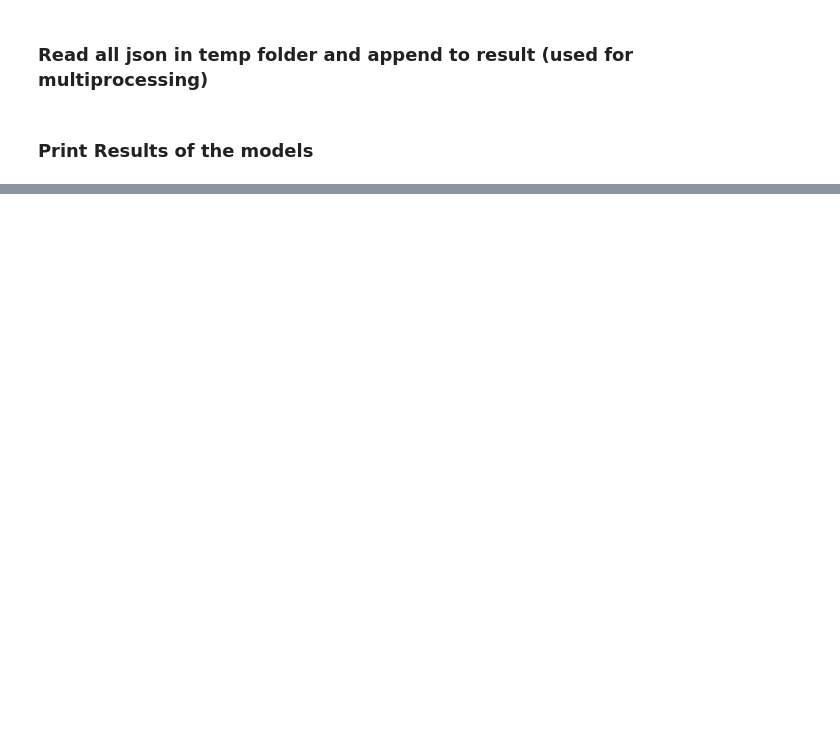
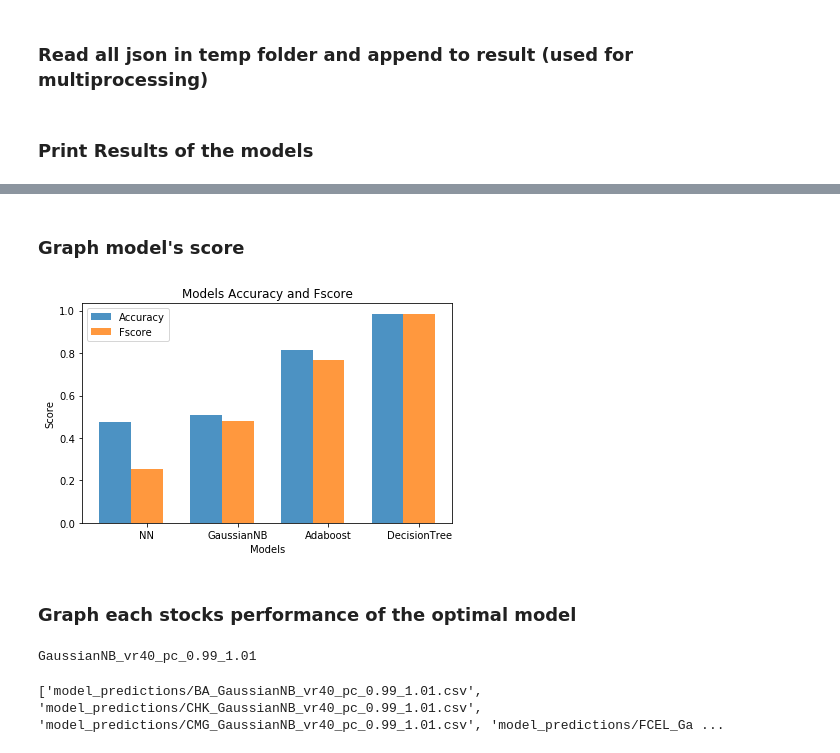
Before and after one commit to En3rG/MLND-Capstone, a Jupyter notebook: portfolio_optimizer.ipynb, the cells around one changed output, grey strips where cells are left out. Drawn from its saved outputs; the diff is of its cells as text; code cells hidden in the pictures; blank space fills up the shorter version.

Commit message:
Add more plots of the optimal model

```diff
--- a/portfolio_optimizer.ipynb
+++ b/portfolio_optimizer.ipynb
@@ -923,0 +1126,20 @@ result_df.to_csv('Results.csv')         ## can use parameters: mode='a', header=
+# %%
+
+model_list = [('benchmark',row_benchmark),('NN',row_NN),('GaussianNB',row_GaussianNB),\
+              ('Adaboost',row_Adaboost),('DecisionTree',row_DecisionTree)]
+
+best_model = None
+best_model_val = 0
+
+for name, model in model_list:
+    ## Get all data relevant to each model
+    for index_name in model.index:
+        if name not in index_name and index_name not in ["sell_below","buy_above","target_ratio"]:
+        #if name not in index_name:
+            del model[index_name]
+
+    print("\n{} Data: \n{}".format(name,model))
+
+    if model[name+"_FinalValue"] > best_model_val:
+        best_model_val = model[name+"_FinalValue"]
+        best_model = name + "_" + model["target_ratio"] + "_" + str(model["sell_below"]) + "_" + str(model["buy_above"])
@@ -923,0 +1164,57 @@ result_df.to_csv('Results.csv')         ## can use parameters: mode='a', header=
+# %% [markdown]
+### Graph model's score
+# %%
+accuracies = []
+fscores = []
+names = []
+
+for name, model in model_list:
+    if name != "benchmark":
+        accuracies.append(model[name+" Accuracy"])
+        fscores.append(model[name+" Fscore"])
+        names.append(name)
+
+
+n_groups = len(model_list) - 1 ## subtract benchmark
+
+
+## create plot
+fig, ax = plt.subplots()
+index = np.arange(n_groups)
+bar_width = 0.35
+opacity = 0.8
+
+# Bar features
+rects1 = plt.bar(index, accuracies, bar_width,alpha=opacity,label="Accuracy")
+rects2 = plt.bar(index+bar_width, fscores, bar_width,alpha=opacity,label="Fscore")
+
+## Labels
+plt.xlabel('Models')
+plt.ylabel('Score')
+plt.title('Models Accuracy and Fscore')
+plt.xticks(index + bar_width, names)
+plt.legend()
+
+plt.tight_layout()
+plt.show()
+fig.savefig("figures/Scores.svg", format='svg', dpi=1200)
+# %% [output]
+[figure, added]
+# %% [markdown]
+### Graph each stocks performance of the optimal model
+# %%
+print(best_model)
+# %% [output]
+GaussianNB_vr40_pc_0.99_1.01
+# %%
+graph_data = []
+
+## Get test data that used best model
+filelist = glob.glob("model_predictions/*")
+for f in filelist:
+    if best_model in f:
+        graph_data.append(f)
+
+print(graph_data)
+# %% [output]
+['model_predictions/BA_GaussianNB_vr40_pc_0.99_1.01.csv', 'model_predictions/CHK_GaussianNB_vr40_pc_0.99_1.01.csv', 'model_predictions/CMG_GaussianNB_vr40_pc_0.99_1.01.csv', 'model_predictions/FCEL_Ga ...
```
Also changed, not shown: parts of 30 cells of this notebook.
